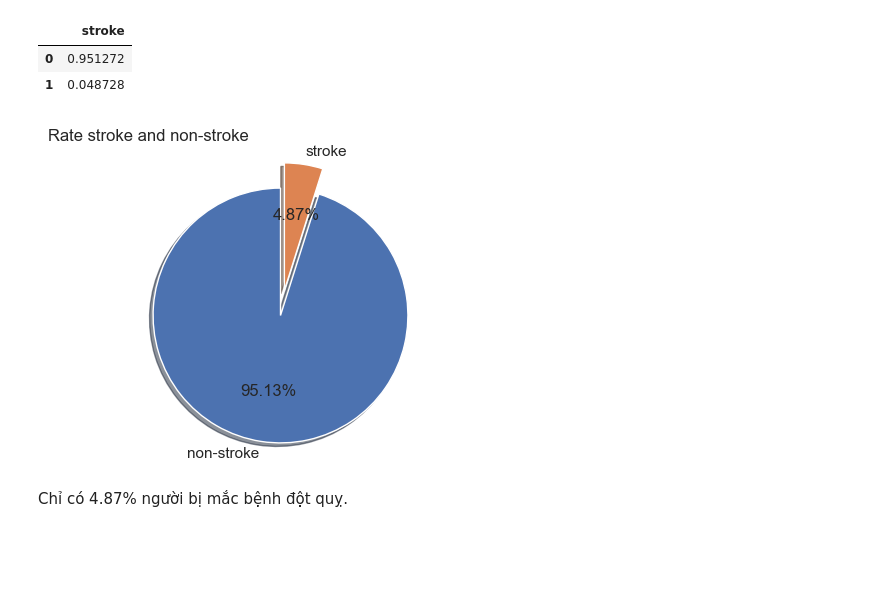
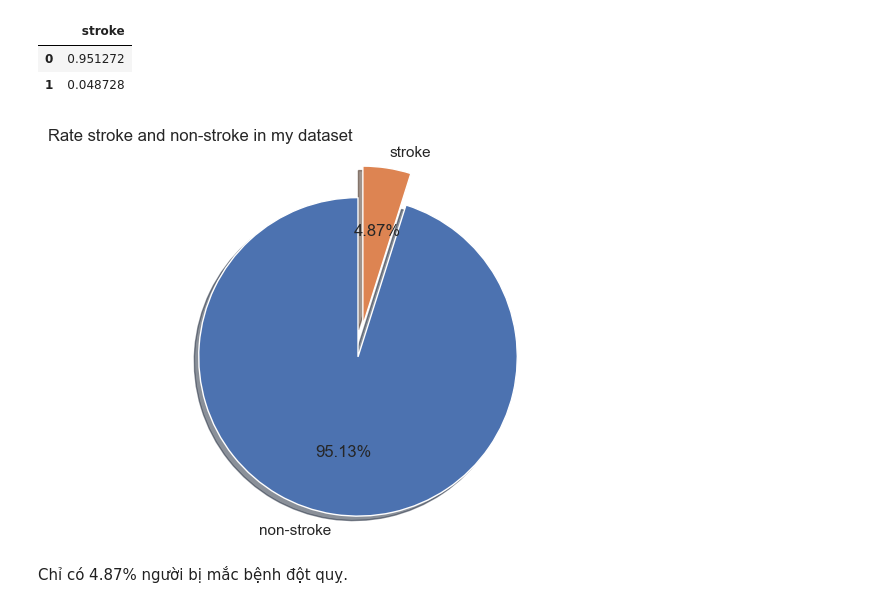
Before and after one commit to mnnam1302/Healthcare_Stroke, a Jupyter notebook: healthcare_stroke.ipynb, the cells around one changed output. Drawn from its saved outputs; the diff is of its cells as text; code cells hidden in the pictures; blank space fills up the shorter version.

```diff
--- a/healthcare_stroke.ipynb
+++ b/healthcare_stroke.ipynb
@@ -203,18 +203,18 @@ patient_df['stroke'].value_counts(normalize=True).to_frame()
 # %%
 sizes = np.asarray(stroke_df).flatten()
 labels = 'non-stroke', 'stroke'
 explode = (0, 0.2)
 
-fig,ax = plt.subplots(figsize=(6,4))
+fig,ax = plt.subplots(figsize=(8,5))
 
 ax.pie(sizes, explode=explode, labels=labels,
         autopct='%1.2f%%',
         shadow=True, startangle=90)
 
 ax.axis('equal')
-ax.set_title(label="Rate stroke and non-stroke", loc='left');
+ax.set_title(label="Rate stroke and non-stroke in my dataset", loc='left');
 # %% [output]
-[figure, old version]
+[figure, new version]
 # %% [markdown]
 Chỉ có 4.87% người bị mắc bệnh đột quỵ.
 # %% [markdown]
```
Also changed, not shown: parts of 52 cells of this notebook.
